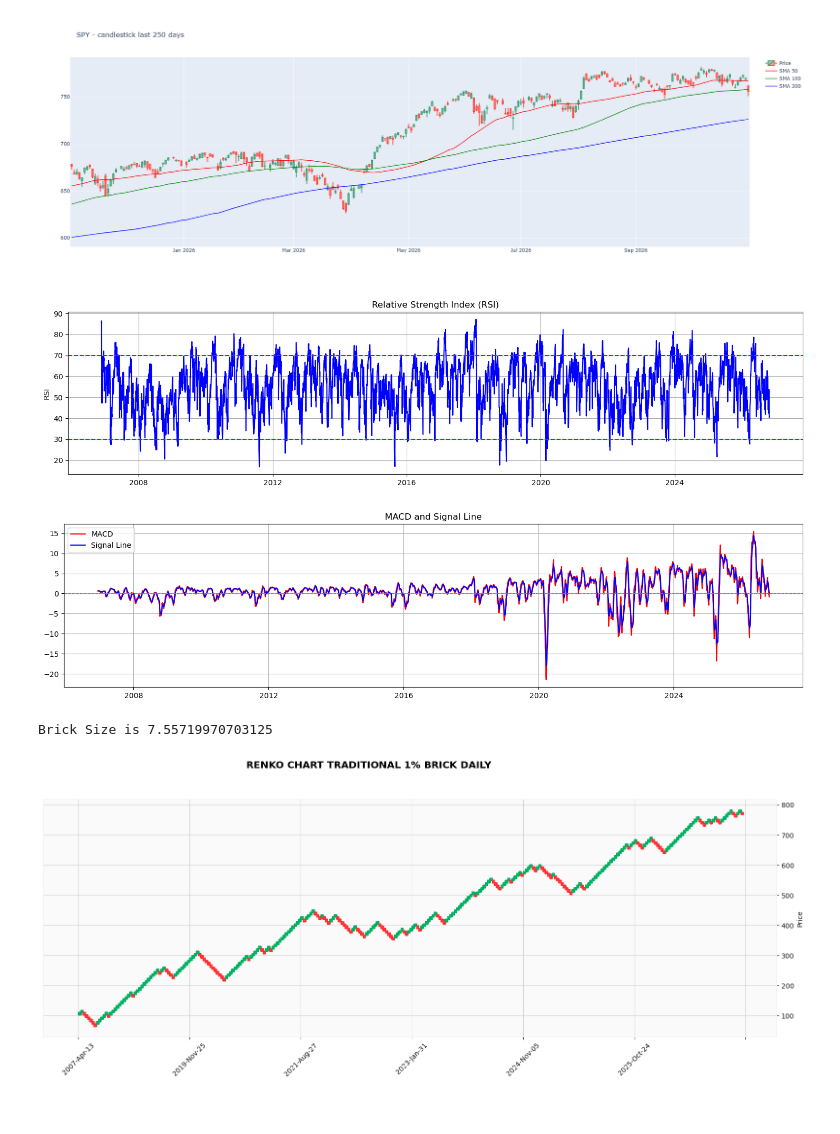
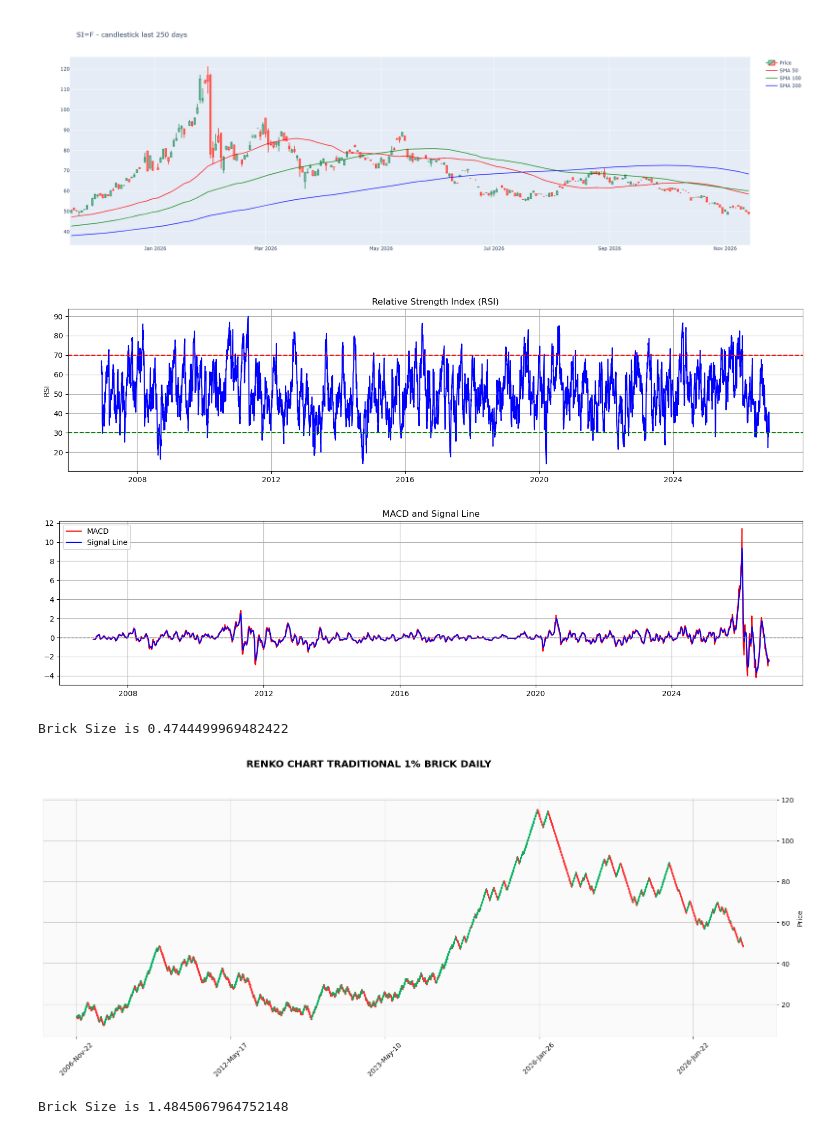
Before and after one commit to mangorlica-metallica/pythonforfinance, a Jupyter notebook: Securities&Futures.ipynb, the cells around one changed output. Saved outputs shown, nothing was run; the diff lists cells and outputs as text; code cells hidden in the pictures.

```diff
--- a/Securities&Futures.ipynb
+++ b/Securities&Futures.ipynb
@@ -20,7 +20,7 @@ import ta
 # ==========================================
 today = datetime.today()
 twenty_yrs_ago = today - relativedelta(years=20)
-ticker = "spy"
+ticker = "si=f"
 warren_buffet =yf.Ticker(ticker)
 george_soros = warren_buffet.history(start=twenty_yrs_ago, end=today,interval='1d')
 george_soros['SMA 50'] = george_soros['Close'].rolling(50, min_periods=1).mean()
@@ -30,6 +30,8 @@ george_soros['RSI'] = ta.momentum.RSIIndicator(george_soros['Close']).rsi()
 macd = ta.trend.MACD(george_soros['Close'])
 george_soros['MACD'] = macd.macd()
 george_soros['MACD Signal'] = macd.macd_signal()
+george_soros['ATR'] = ta.volatility.AverageTrueRange(george_soros["High"], george_soros["Low"], george_soros["Close"], window=14).average_true_range()
+george_soros["1-year momentum"] = ( george_soros["Close"] >  george_soros["Close"].shift(252)).astype(int)
 
 george_soros
 # %% [output]
@@ -144,52 +175,64 @@ plt.show()
 # ==========================================
 # Visualisation
 # ==========================================
-#about 1 year
+# 1 year candles stick 20 years too long
 chart = george_soros.tail(250)
 fig = go.Figure()
-#the candles
 fig.add_trace(go.Candlestick(x=chart.index, open=chart["Open"], high=chart["High"], low=chart["Low"], close=chart["Close"], name="Price"))
-# The moving averages
+
+# The moving averages line
 for col, color in [("SMA 50", "red"), ("SMA 100", "green"), ("SMA 200", "blue")]:
     fig.add_trace(go.Scatter(x=chart.index, y=chart[col], name=col, line=dict(color=color, width=1.5)))
+
 #hide the small slider under the chart
 fig.update_layout(title=f"{ticker.upper()} - candlestick last 250 days", xaxis_rangeslider_visible=False, height=650)
+
 #remove weekend gaps
 fig.update_xaxes(rangebreaks=[dict(bounds=["sat", "mon"])])
 fig.show()
 
 plt.figure(figsize=(18,4))
 plt.plot(george_soros.index, george_soros['RSI'], color='blue')
 plt.axhline(70, color='red', linestyle='--')  #Overbrought
 plt.axhline(30, color='green', linestyle='--')  # Oversold
 plt.title('Relative Strength Index (RSI)')
 plt.ylabel('RSI')
 plt.grid(True)
 plt.show()
 
 plt.figure(figsize=(18,4))
 plt.plot(george_soros.index, george_soros['MACD'], label='MACD', color='red')
 plt.plot(george_soros.index, george_soros['MACD Signal'], label='Signal Line', color='blue')
 plt.axhline(0, color='grey', linewidth=1, linestyle='--')
 plt.title('MACD and Signal Line')
 plt.legend()
 plt.grid(True)
 plt.show()
 
 # ==========================================
-# Renko Brick
+# Renko Brick Chart
 # ==========================================
 a= george_soros['Close'].iloc[-1]*0.01
 print('Brick Size is',a)
 
 fplt.plot(george_soros,type='renko',
           renko_params=dict(brick_size=a),
           style='yahoo',
           figsize=(21,7),
           title = "RENKO CHART TRADITIONAL 1% BRICK DAILY")
+
+b= george_soros['ATR'].iloc[-1]
+print('Brick Size is',b)
+
+fplt.plot(george_soros,type='renko',
+          renko_params=dict(brick_size=b),
+          style='yahoo',
+          figsize=(21,7),
+          title = "RENKO CHART TRADITIONAL ATR BRICK DAILY")
 # %% [output]
-[figure, old version]
+[figure, new version]
-[figure, old version]
+[figure, new version]
-[figure, old version]
+[figure, new version]
-Brick Size is 7.55719970703125
+Brick Size is 0.4744499969482422
-[figure, old version]
+[figure, new version]
+Brick Size is 1.4845067964752148
```
Also changed, not shown: parts of 11 cells of this notebook.
